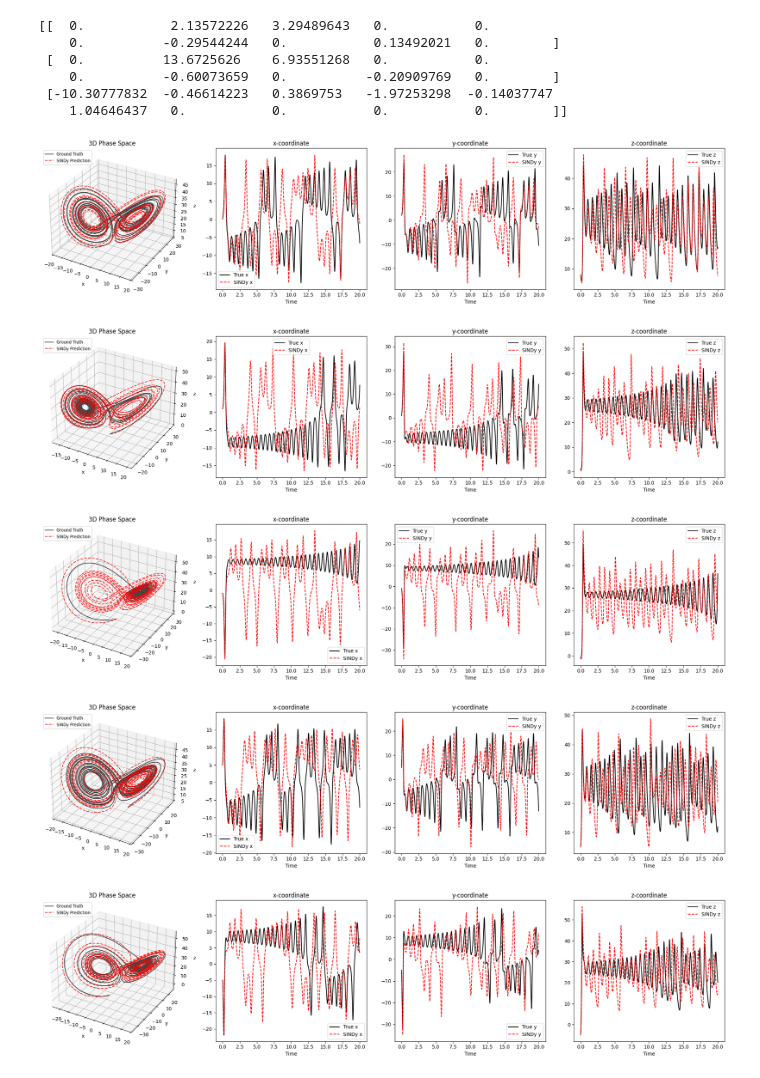
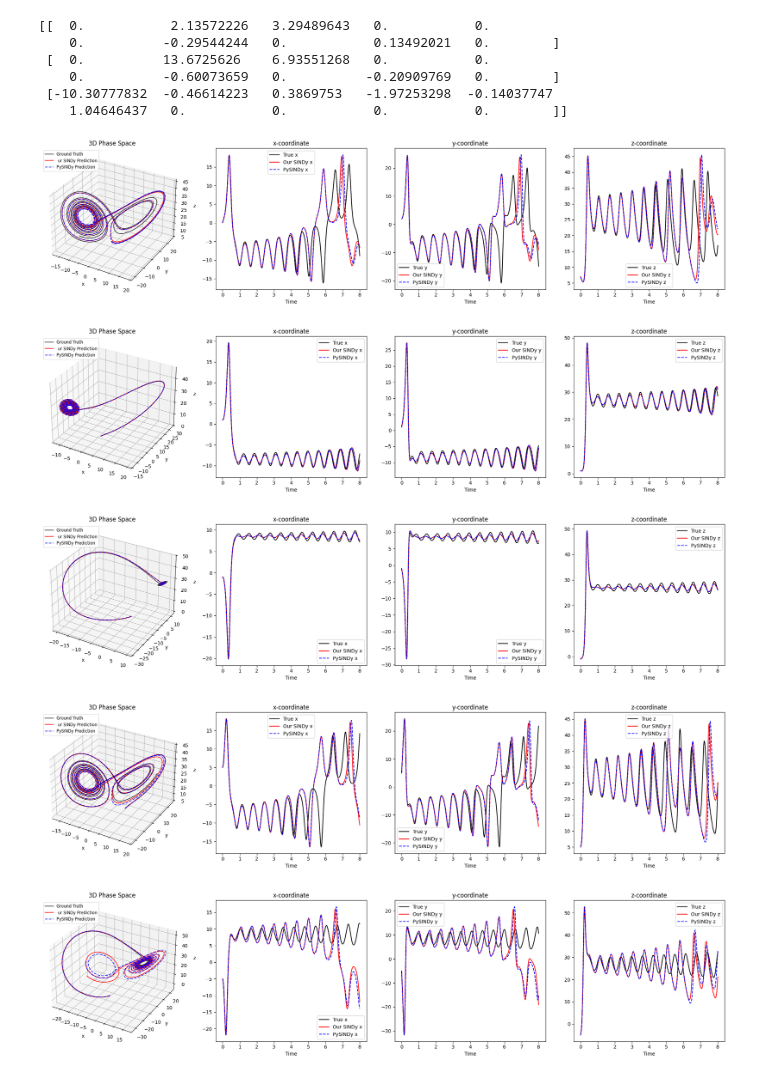
Before and after one commit to alexje76/SINDY-Noise-Investigation, a Jupyter notebook: test.ipynb, the cells around one changed output. Saved outputs shown, nothing was run; the diff lists cells and outputs as text; code cells hidden in the pictures.

Commit message:
Lots of plotting

```diff
--- a/test.ipynb
+++ b/test.ipynb
@@ -296,5 +300,5 @@ print(SEs_zterms)
 # %%
 #Setting up our SINDy
-threshold = 0.1 # sparsification knob lambda
+threshold = sparsity_threshold # sparsification knob lambda
 # %%
 #Calculate MSE for each noise level using our SINDy
@@ -453,6 +578,6 @@ MSE vs Prediction
 # %%
 #Create an array of different ICs to test the prediction capabilities of the model with different noise levels
-ics_list = [np.array([0, 2, 8]), np.array([1, 1, 1]), np.array([-1, -1, -1]), np.array([5, 5, 5]), np.array([-5, -5, -5])]
+ics_list = [np.array([0, 2, 7]), np.array([1, 1, 1]), np.array([-1, -1, -1]), np.array([5, 5, 5]), np.array([-5, -5, -5])]
 
 print (xi)
 def get_basis(x_vec):
@@ -460,16 +585,17 @@ def get_basis(x_vec):
     # Standard PySINDy polynomial library (order 2)
     return np.array([1, x, y, z, x**2, x*y, x*z, y**2, y*z, z**2])
 
-def sindy_dynamics(t, state, xi):
+def sindy_dynamics(t, state, xi_in):
     # Map the current state to the basis
     basis = get_basis(state)
-    return xi @ basis
+    return xi_in @ basis
 
-time_eval = 20
+time_eval = 8
 
 for i, noise in enumerate(noise_levels):
     gt_futures = []
-    predicted_futures = []
+    predicted_futures_ours = []
+    predicted_futures_pysindy = []
     for j, ics in enumerate(ics_list):
         gt_future_path = mysindy.lorenz_advance(ics, time_eval, dt)
         gt_futures.append(gt_future_path)
@@ -477,12 +603,18 @@ for i, noise in enumerate(noise_levels):
         #print (ics)
 
         time_chunks = np.linspace(0, time_eval, len(gt_future_path))
-        pred_future_path = np.zeros((len(time_chunks), 3))
-        pred_future_path[0,:] = ics
-        sol = solve_ivp(sindy_dynamics, [0, time_eval], ics, t_eval=time_chunks, args=(xi,))
-        pred_future_path = sol.y.T
-        predicted_futures.append(pred_future_path)
+        pred_future_path_ours = np.zeros((len(time_chunks), 3))
+        pred_future_path_ours[0,:] = ics
+        res_ours = solve_ivp(sindy_dynamics, [0, time_eval], ics, t_eval=time_chunks, args=(sol.T,))
+        pred_future_path_ours = res_ours.y.T
+        predicted_futures_ours.append(pred_future_path_ours)
         #print(pred_future_path)
+
+        pred_future_path_pysindy = np.zeros((len(time_chunks), 3))
+        pred_future_path_pysindy[0,:] = ics
+        res_pys = solve_ivp(sindy_dynamics, [0, time_eval], ics, t_eval=time_chunks, args=(xi_pys,))
+        pred_future_path_pysindy = res_pys.y.T
+        predicted_futures_pysindy.append(pred_future_path_pysindy)
 # %% [output]
 [[  0.           2.13572226   3.29489643   0.           0.
     0.          -0.29544244   0.           0.13492021   0.        ]
@@ -493,9 +625,11 @@ for i, noise in enumerate(noise_levels):
 # %%
 import matplotlib.pyplot as plt
 from mpl_toolkits.mplot3d import Axes3D
-for i in range(len(predicted_futures)):
+for i in range(len(predicted_futures_ours)):
         gt_future_path = gt_futures[i]
-        pred_future_path = predicted_futures[i]
+        pred_future_path_ours = predicted_futures_ours[i]
+        pred_future_path_pysindy = predicted_futures_pysindy[i]
+
 
         fig = plt.figure(figsize=(20, 5))
 
@@ -503,38 +637,41 @@ for i in range(len(predicted_futures)):
         ax0 = fig.add_subplot(1, 4, 1, projection='3d')
 
         # Plotting the 3D Attractor
         ax0.plot(gt_future_path[:, 0], gt_future_path[:, 1], gt_future_path[:, 2],
                 label='Ground Truth', color='black', alpha=0.7)
-        ax0.plot(pred_future_path[:, 0], pred_future_path[:, 1], pred_future_path[:, 2],
-                '--', label='SINDy Prediction', color='red', alpha=0.8)
+        ax0.plot(pred_future_path_ours[:, 0], pred_future_path_ours[:, 1], pred_future_path_ours[:, 2],
+                '-', label=' ur SINDy Prediction', color='red', alpha=0.8)
+        ax0.plot(pred_future_path_pysindy[:, 0], pred_future_path_pysindy[:, 1], pred_future_path_pysindy[:, 2],
+                '--', label='PySINDy Prediction', color='blue', alpha=0.8)
 
         ax0.set_title("3D Phase Space")
         ax0.set_xlabel("x")
         ax0.set_ylabel("y")
         ax0.set_zlabel("z")
         # Move legend slightly to avoid overlap
         ax0.legend(loc='upper left', fontsize='small')
 
         # 2. Plot individual series (These remain 2D)
         labels = ['x', 'y', 'z']
         time_points = np.linspace(0, time_eval, len(gt_future_path))
 
         for i, label in enumerate(labels):
                 # i+2 because subplots are 1-indexed and we want plots 2, 3, and 4
                 ax = fig.add_subplot(1, 4, i + 2)
                 ax.plot(time_points, gt_future_path[:, i], 'k-', label=f'True {label}')
-                ax.plot(time_points, pred_future_path[:, i], 'r--', label=f'SINDy {label}')
+                ax.plot(time_points, pred_future_path_ours[:, i], 'r-', label=f'Our SINDy {label}')
+                ax.plot(time_points, pred_future_path_pysindy[:, i], 'b--', label=f'PySINDy {label}')
 
                 ax.set_title(f"{label}-coordinate")
                 ax.set_xlabel("Time")
                 ax.legend()
 
         # Use w_pad to force extra horizontal space between the 3D and 2D plots
         plt.tight_layout(w_pad=3.0)
         plt.show()
 # %% [output]
-[figure, old version]
+[figure, new version]
-[figure, old version]
+[figure, new version]
-[figure, old version]
+[figure, new version]
-[figure, old version]
+[figure, new version]
-[figure, old version]
+[figure, new version]
```
Also changed, not shown: parts of 8 cells of this notebook.
